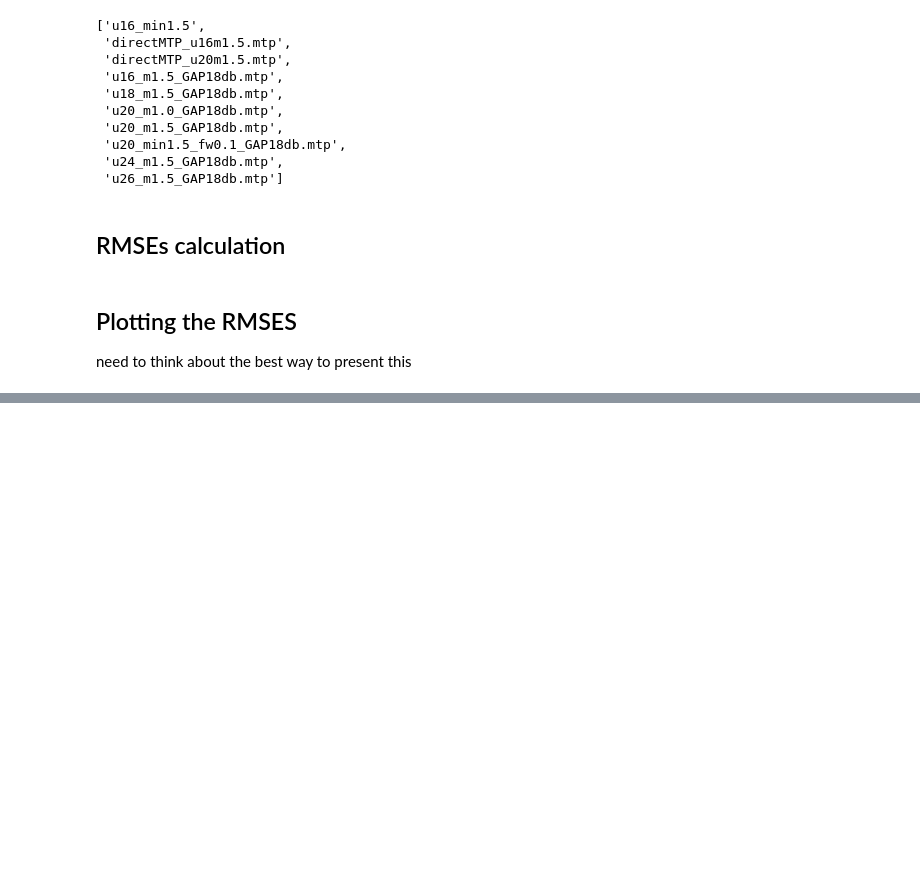
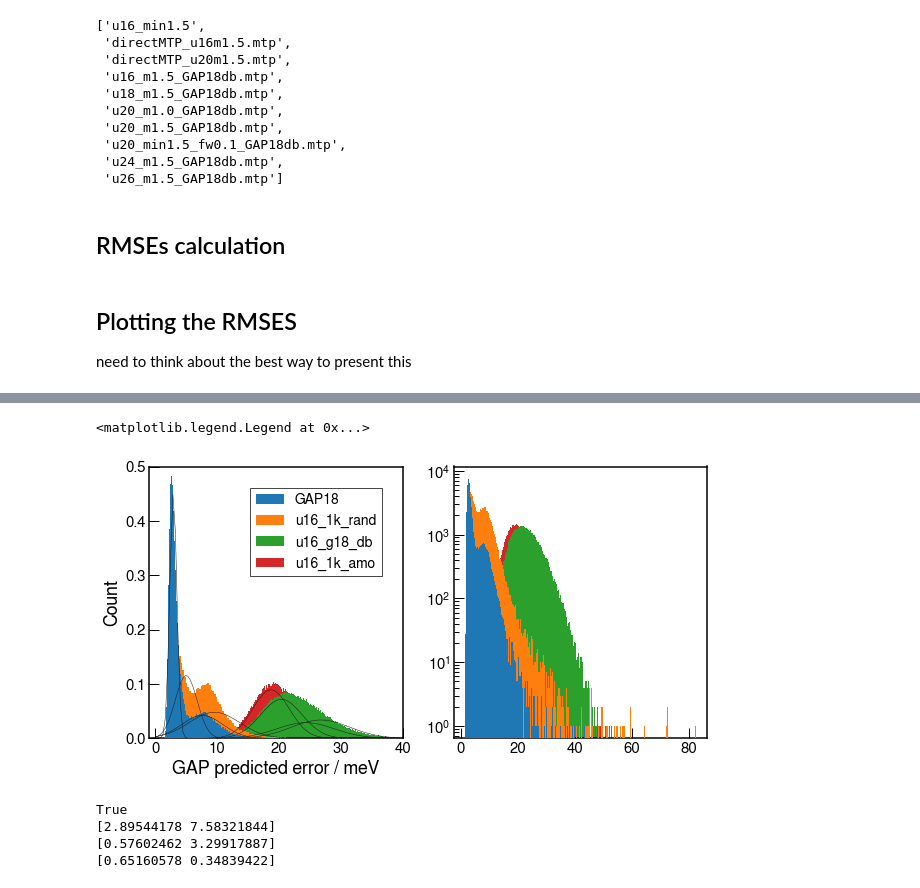
Before and after one commit to MorrowChem/Ge_analysis_local, a Jupyter notebook: MTP_from_GAP_rmse.ipynb, the cells around one changed output, grey strips where cells are left out. Drawn from its saved outputs; the diff is of its cells as text; code cells hidden in the pictures; blank space fills up the shorter version.

```diff
--- a/MTP_from_GAP_rmse.ipynb
+++ b/MTP_from_GAP_rmse.ipynb
@@ -374,0 +380,13 @@ fig.savefig('/u/vld/hert5155/jup_remote/Ge_od/GAP_to_MTP/volker_figures/BADF_4.p
+# %%
+with open('/home/tridymite/vld/hert5155/jup_remote/Ge_od/GAP_to_MTP/rmses/gap_local_var/LOCAL_E_traj_compress_GAP-18_ALL_frame_200_relabel_SOAP.xyz', 'r') as f:
+    VLDg18_ff = list(read_xyz(f))[0]
+# %%
+from os.path import join
+with open(join(gldir, 'run_100k_u16_fw0.1_PQ1k_G18_scratch_indirect_relabel_SOAP_B_finalframe_GAPLV.xyz'), 'r') as f:
+    PQ1k_rand_16 = list(read_xyz(f))[0]
+# %%
+with open(join(gldir, 'run_100k_u16_m1.5_fw0.1_PQ1k-1_amo_G18_scratch_relabel_SOAP_B_ff.xyz'), 'r') as f:
+    PQ1k_amo_16 = list(read_xyz(f))[0]
+# %%
+with open(join(gldir, 'run_100k_u16_fw0.1_indirect_ff.xyz'), 'r') as f:
+    u16_g18db = list(read_xyz(f))[0]
@@ -374,0 +395,26 @@ fig.savefig('/u/vld/hert5155/jup_remote/Ge_od/GAP_to_MTP/volker_figures/BADF_4.p
+# %%
+fig, (axs, axs2) = plt.subplots(1,2, figsize=(10,5))
+dat = [VLDg18_ff, PQ1k_rand_16, u16_g18db, PQ1k_amo_16]
+labels = ['GAP18', 'u16_1k_rand', 'u16_g18_db', 'u16_1k_amo']
+
+for i, val in enumerate(dat):
+    axs.hist(np.sqrt(val.arrays['GAP18_variance'])*1000, bins=300, label=labels[i], zorder=len(dat)-i, density=True)
+    axs2.hist(np.sqrt(val.arrays['GAP18_variance'])*1000, bins=300, label=labels[i], zorder=len(dat)-i)
+    mixture = GaussianMixture(n_components=2).fit(1000*np.sqrt(val.arrays['GAP18_variance']).reshape(-1, 1))
+    means_hat = mixture.means_.flatten()
+    weights_hat = mixture.weights_.flatten()
+    sds_hat = np.sqrt(mixture.covariances_).flatten()
+#     axs.plot(x := np.linspace(0,40,100), sum([weights_hat[i]*sci.stats.norm(means_hat[i],sds_hat[i]).pdf(x)
+#                                               for i in range(len(means_hat))]), zorder=10, color='k')
+    vals = [weights_hat[i]*sci.stats.norm(means_hat[i],sds_hat[i]).pdf(x)
+                                               for i in range(len(means_hat))]
+    for i in vals:
+        axs.plot(x := np.linspace(0,40,100), i, zorder=10, color='k', linewidth=0.5)
+
+axs2.set_yscale('log')
+axs.set(ylim=(0,0.5), xlim=(-1,40), xlabel='GAP predicted error / meV', ylabel='Count')
+# axs2.set(ylim=(0,4000))
+axs.legend()
+# %% [output]
+<matplotlib.legend.Legend at 0x...>
+[figure, added]
@@ -374,0 +423,16 @@ fig.savefig('/u/vld/hert5155/jup_remote/Ge_od/GAP_to_MTP/volker_figures/BADF_4.p
+# %%
+from sklearn.mixture import GaussianMixture
+mixture = GaussianMixture(n_components=2).fit(1000*np.sqrt(VLDg18_ff.arrays['GAP18_variance']).reshape(-1, 1))
+means_hat = mixture.means_.flatten()
+weights_hat = mixture.weights_.flatten()
+sds_hat = np.sqrt(mixture.covariances_).flatten()
+
+print(mixture.converged_)
+print(means_hat)
+print(sds_hat)
+print(weights_hat)
+# %% [output]
+True
+[2.89544178 7.58321844]
+[0.57602462 3.29917887]
+[0.65160578 0.34839422]
```
Also changed, not shown: parts of 7 cells of this notebook, 5 other files.
